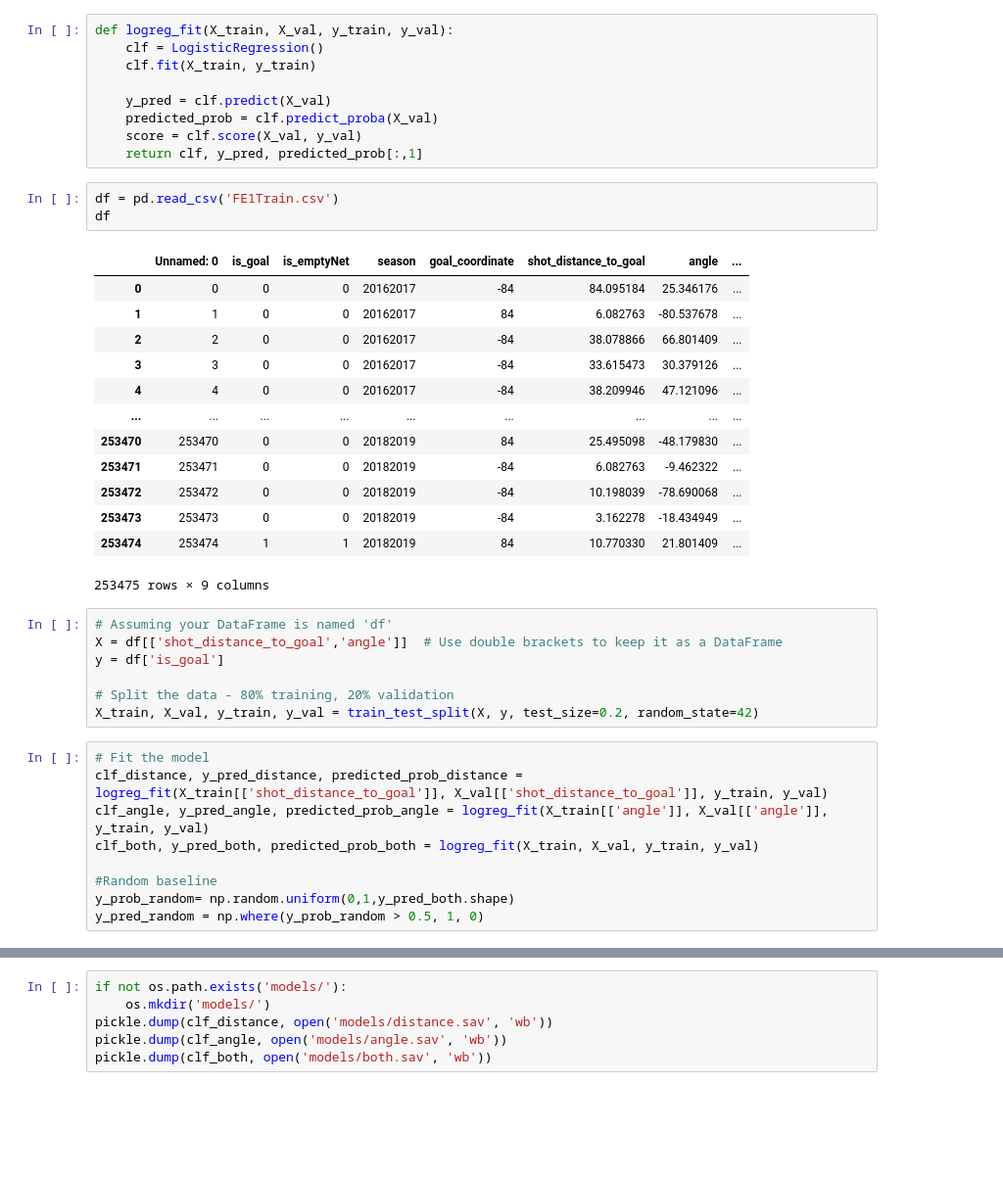
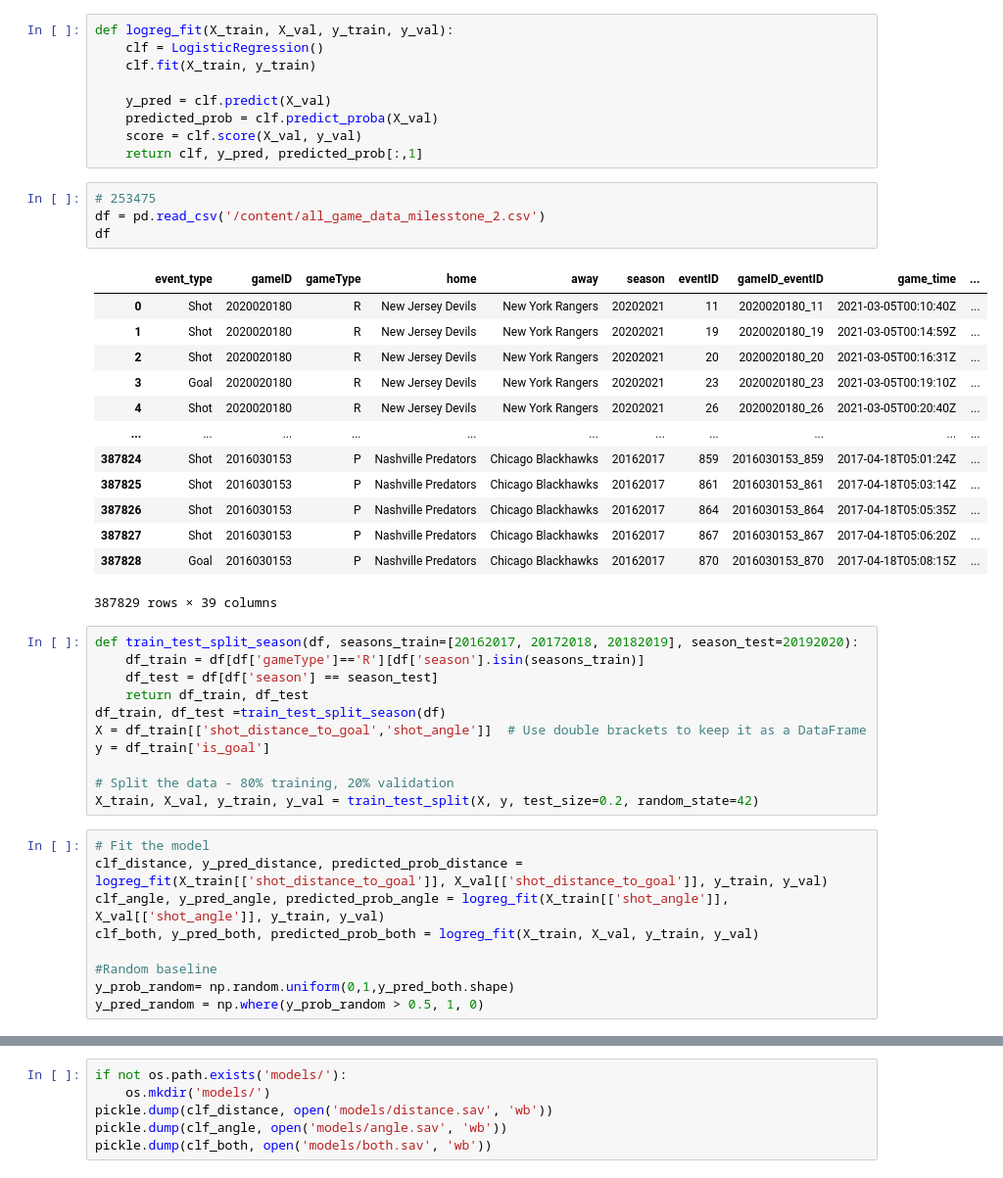
Before and after one commit to mahmoodhegazy/nhl_ds_project, a Jupyter notebook: src/Baseline_model.ipynb, the cells around one changed output, grey strips where cells are left out. Shown at 98% size. Drawn from its saved outputs; the diff is of its cells as text; blank space fills up the shorter version.

```diff
--- a/src/Baseline_model.ipynb
+++ b/src/Baseline_model.ipynb
@@ -56,33 +39,38 @@ def logreg_fit(X_train, X_val, y_train, y_val):
     score = clf.score(X_val, y_val)
     return clf, y_pred, predicted_prob[:,1]
 # %%
-df = pd.read_csv('FE1Train.csv')
+# 253475
+df = pd.read_csv('/content/all_game_data_milesstone_2.csv')
 df
 # %% [output]
-|  | Unnamed: 0 | is_goal | is_emptyNet | season | goal_coordinate | shot_distance_to_goal | angle | ... |
-| 0 | 0 | 0 | 0 | 20162017 | -84 | 84.095184 | 25.346176 | ... |
-| 1 | 1 | 0 | 0 | 20162017 | 84 | 6.082763 | -80.537678 | ... |
-| 2 | 2 | 0 | 0 | 20162017 | -84 | 38.078866 | 66.801409 | ... |
-| 3 | 3 | 0 | 0 | 20162017 | -84 | 33.615473 | 30.379126 | ... |
-| 4 | 4 | 0 | 0 | 20162017 | -84 | 38.209946 | 47.121096 | ... |
-| ... | ... | ... | ... | ... | ... | ... | ... | ... |
-| 253470 | 253470 | 0 | 0 | 20182019 | 84 | 25.495098 | -48.179830 | ... |
-| 253471 | 253471 | 0 | 0 | 20182019 | -84 | 6.082763 | -9.462322 | ... |
-| 253472 | 253472 | 0 | 0 | 20182019 | -84 | 10.198039 | -78.690068 | ... |
-| 253473 | 253473 | 0 | 0 | 20182019 | -84 | 3.162278 | -18.434949 | ... |
-| 253474 | 253474 | 1 | 1 | 20182019 | 84 | 10.770330 | 21.801409 | ... |
+|  | event_type | gameID | gameType | home | away | season | eventID | gameID_eventID | game_time | ... |
+| 0 | Shot | 2020020180 | R | New Jersey Devils | New York Rangers | 20202021 | 11 | 2020020180_11 | 2021-03-05T00:10:40Z | ... |
+| 1 | Shot | 2020020180 | R | New Jersey Devils | New York Rangers | 20202021 | 19 | 2020020180_19 | 2021-03-05T00:14:59Z | ... |
+| 2 | Shot | 2020020180 | R | New Jersey Devils | New York Rangers | 20202021 | 20 | 2020020180_20 | 2021-03-05T00:16:31Z | ... |
+| 3 | Goal | 2020020180 | R | New Jersey Devils | New York Rangers | 20202021 | 23 | 2020020180_23 | 2021-03-05T00:19:10Z | ... |
+| 4 | Shot | 2020020180 | R | New Jersey Devils | New York Rangers | 20202021 | 26 | 2020020180_26 | 2021-03-05T00:20:40Z | ... |
+| ... | ... | ... | ... | ... | ... | ... | ... | ... | ... | ... |
+| 387824 | Shot | 2016030153 | P | Nashville Predators | Chicago Blackhawks | 20162017 | 859 | 2016030153_859 | 2017-04-18T05:01:24Z | ... |
+| 387825 | Shot | 2016030153 | P | Nashville Predators | Chicago Blackhawks | 20162017 | 861 | 2016030153_861 | 2017-04-18T05:03:14Z | ... |
+| 387826 | Shot | 2016030153 | P | Nashville Predators | Chicago Blackhawks | 20162017 | 864 | 2016030153_864 | 2017-04-18T05:05:35Z | ... |
+| 387827 | Shot | 2016030153 | P | Nashville Predators | Chicago Blackhawks | 20162017 | 867 | 2016030153_867 | 2017-04-18T05:06:20Z | ... |
+| 387828 | Goal | 2016030153 | P | Nashville Predators | Chicago Blackhawks | 20162017 | 870 | 2016030153_870 | 2017-04-18T05:08:15Z | ... |
-253475 rows × 9 columns
+387829 rows × 39 columns
 # %%
-# Assuming your DataFrame is named 'df'
-X = df[['shot_distance_to_goal','angle']]  # Use double brackets to keep it as a DataFrame
-y = df['is_goal']
+def train_test_split_season(df, seasons_train=[20162017, 20172018, 20182019], season_test=20192020):
+    df_train = df[df['gameType']=='R'][df['season'].isin(seasons_train)]
+    df_test = df[df['season'] == season_test]
+    return df_train, df_test
+df_train, df_test =train_test_split_season(df)
+X = df_train[['shot_distance_to_goal','shot_angle']]  # Use double brackets to keep it as a DataFrame
+y = df_train['is_goal']
 
 # Split the data - 80% training, 20% validation
 X_train, X_val, y_train, y_val = train_test_split(X, y, test_size=0.2, random_state=42)
 # %%
 # Fit the model
 clf_distance, y_pred_distance, predicted_prob_distance = logreg_fit(X_train[['shot_distance_to_goal']], X_val[['shot_distance_to_goal']], y_train, y_val)
-clf_angle, y_pred_angle, predicted_prob_angle = logreg_fit(X_train[['angle']], X_val[['angle']], y_train, y_val)
+clf_angle, y_pred_angle, predicted_prob_angle = logreg_fit(X_train[['shot_angle']], X_val[['shot_angle']], y_train, y_val)
 clf_both, y_pred_both, predicted_prob_both = logreg_fit(X_train, X_val, y_train, y_val)
 
 #Random baseline
```
Also changed, not shown: parts of 18 cells of this notebook, 14 other files.
